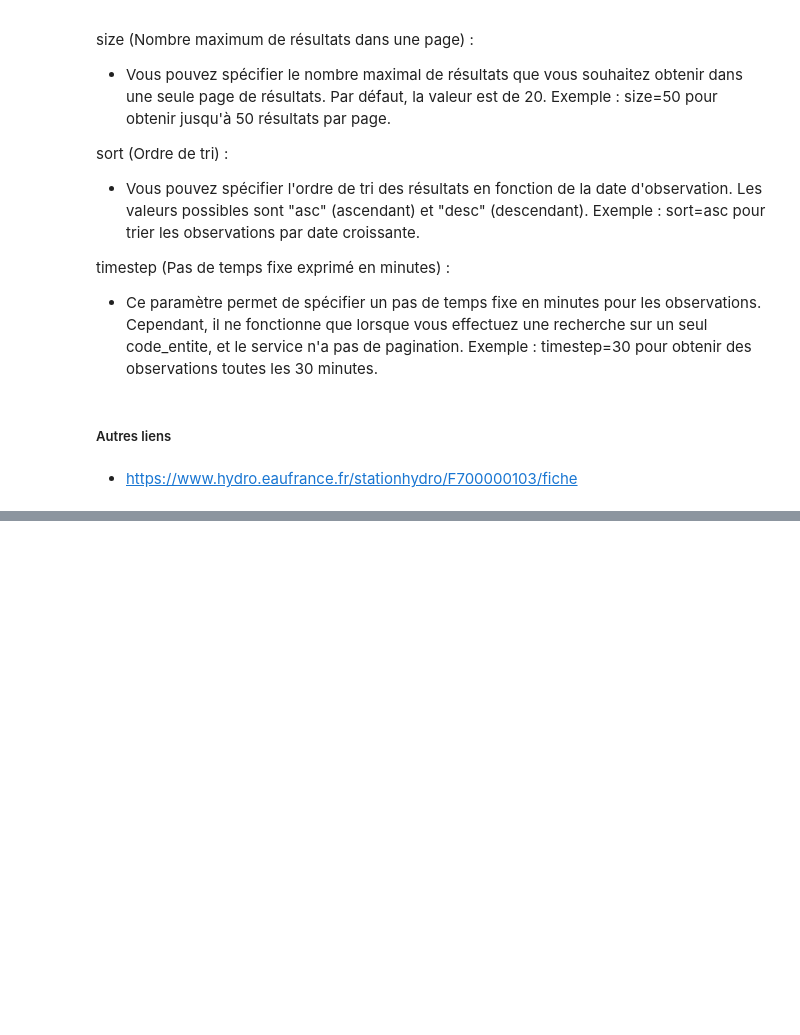
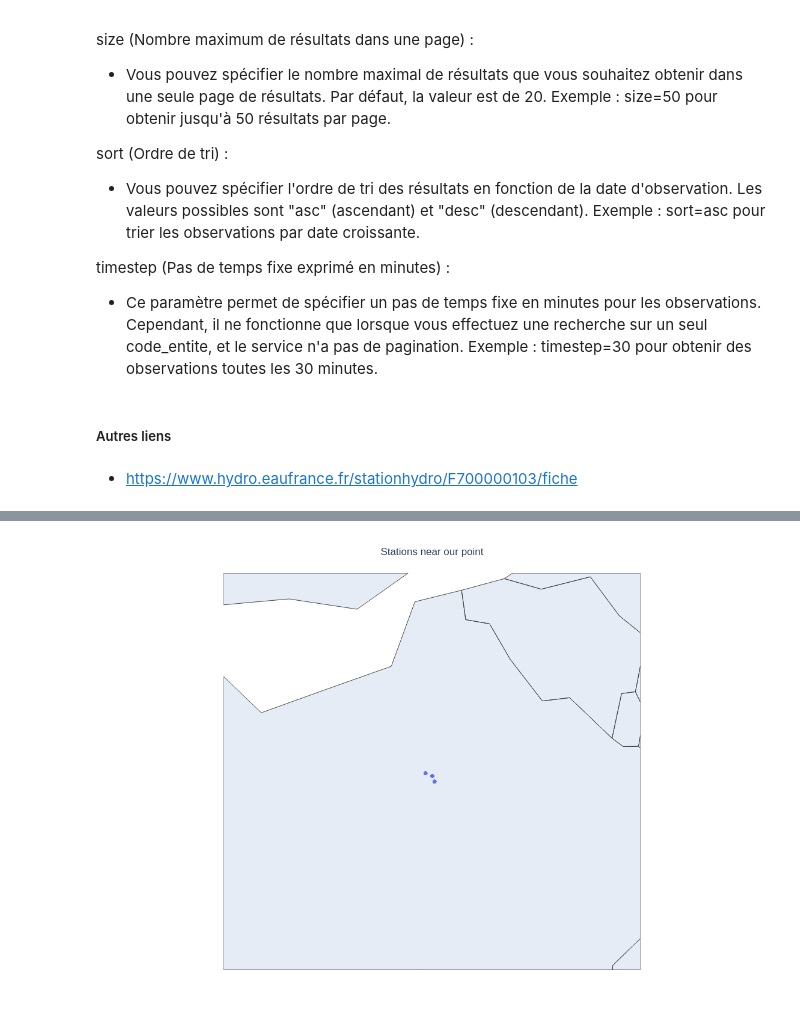
Before and after one commit to AurorePDSA/real-time-flood-alerts, a Jupyter notebook: real-time-flooding-alerts.ipynb, the cells around one changed output, grey strips where cells are left out. Saved outputs shown, nothing was run; the diff lists cells and outputs as text; code cells hidden in the pictures; blank space fills up the shorter version.

```diff
--- a/real-time-flooding-alerts.ipynb
+++ b/real-time-flooding-alerts.ipynb
@@ -258,0 +263,24 @@ fig.show()
+# %%
+url = "http://hubeau.eaufrance.fr/api/v1/hydrometrie/observations_tr"
+
+params = {
+    #"code_entite": "F700000103", # station code
+    "grandeur_hydro": ['H','Q'], # hydrometric variables choosen
+    "date_debut_obs": '2023-10-14', # observation start date
+    "date_fin_obs": '2023-10-15', # observation end date
+    "latitude": 48.854209,
+    "longitude": 2.348725,
+    "distance": 10,
+    #"size": 20,
+    #"timestep": 20
+}
+
+response = requests.get(url, params=params)
+
+print("status code:",response.status_code)
+
+if response.status_code == '200' or '206': # status codes are detailed on the website
+    data = response.json()
+    df2 = pd.DataFrame(data["data"])
+else:
+    print(f"La requête a échoué avec le code d'état {response.status_code}")
@@ -258,0 +327,3 @@ fig.show()
+# %%
+df3 = pd.merge(df2, df, on=['code_station'], how='inner')
+df3.info()
@@ -258,0 +348,13 @@ fig.show()
+# %%
+fig = px.scatter_geo(df3,lat='latitude_station',lon='longitude_station')
+fig.update_layout(title = 'Stations near our point', title_x=0.5, autosize=True, height=800, geo=dict(
+        center=dict(
+            lat=48.9,
+            lon=2.349
+        ),
+        scope='europe',
+        projection_scale=14
+    ))
+fig.show()
+# %% [output]
+[figure, added]
```
Also changed, not shown: parts of 33 cells of this notebook.
